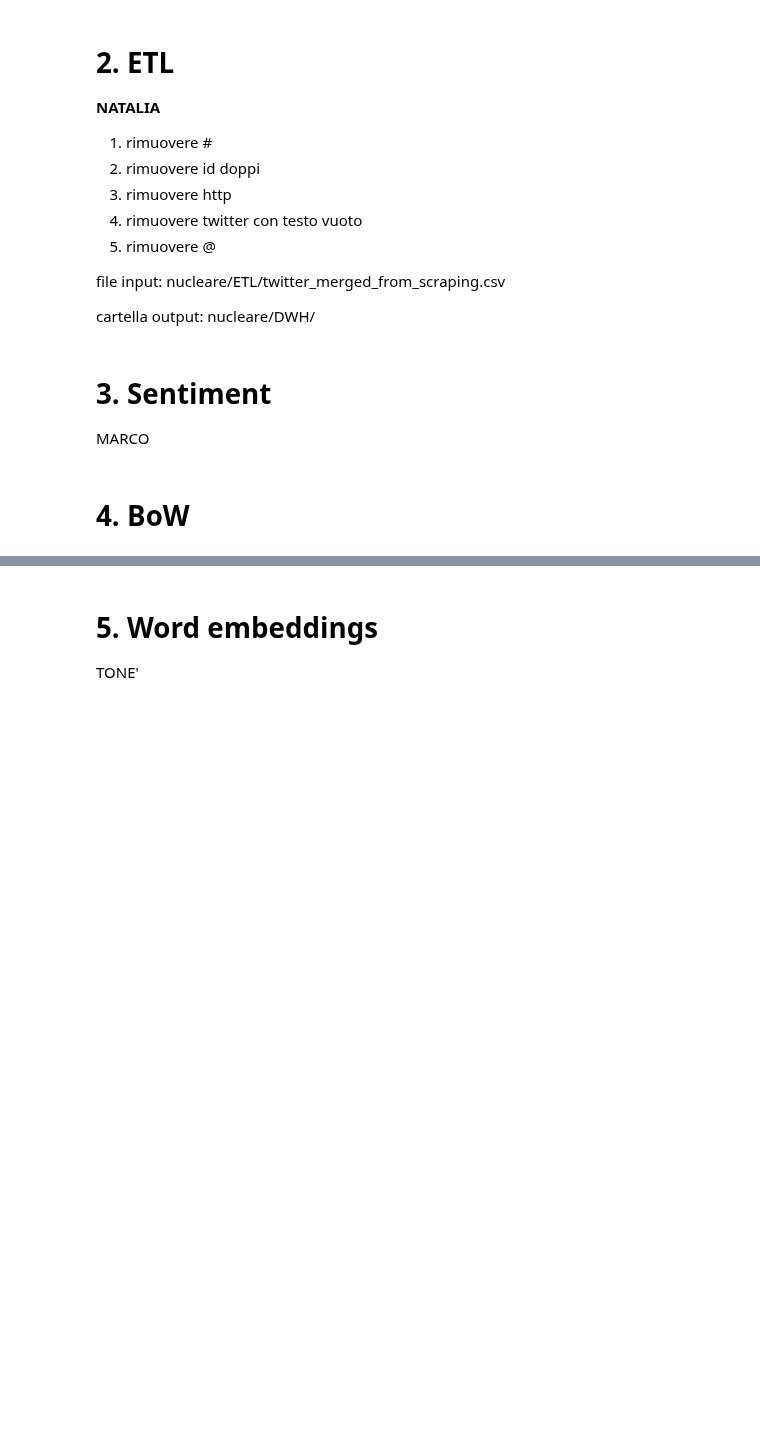
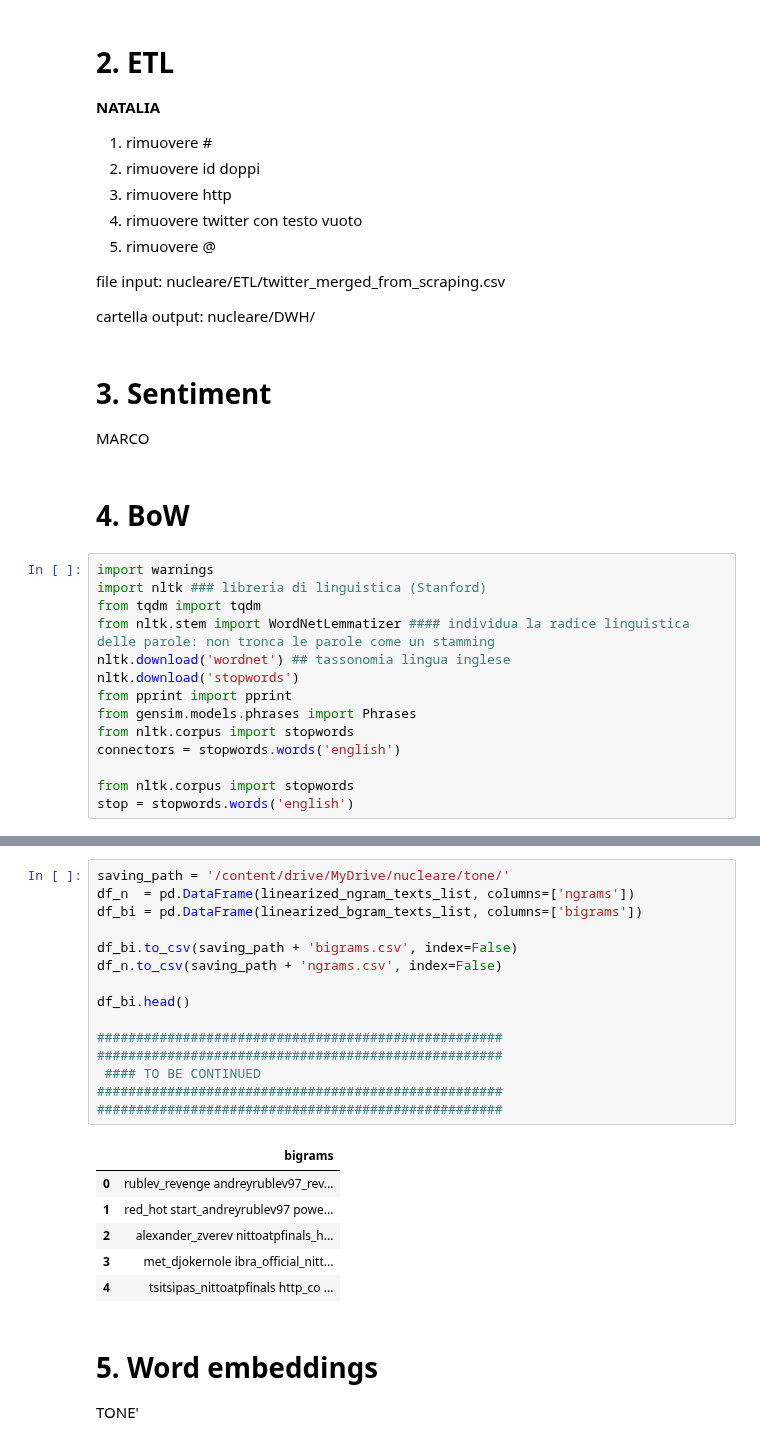
Before and after one commit to AScarcella3/TextMiningProject, a Jupyter notebook: main.ipynb, the cells around one changed output, grey strips where cells are left out. Saved outputs shown, nothing was run; the diff lists cells and outputs as text; blank space fills up the shorter version.

Commit message:
Aggiunto codice per BOW fino a ngrams- manca parte di previsione

```diff
--- a/main.ipynb
+++ b/main.ipynb
@@ -485,3 +485,17 @@ cartella output: nucleare/DWH/
 MARCO
 # %% [markdown]
 # 4. BoW
+# %%
+import warnings
+import nltk ### libreria di linguistica (Stanford)
+from tqdm import tqdm
+from nltk.stem import WordNetLemmatizer #### individua la radice linguistica delle parole: non tronca le parole come un stamming
+nltk.download('wordnet') ## tassonomia lingua inglese
+nltk.download('stopwords')
+from pprint import pprint
+from gensim.models.phrases import Phrases
+from nltk.corpus import stopwords
+connectors = stopwords.words('english')
+
+from nltk.corpus import stopwords
+stop = stopwords.words('english')
@@ -488,3 +564,25 @@ MARCO
+# %%
+saving_path = '/content/drive/MyDrive/nucleare/tone/'
+df_n  = pd.DataFrame(linearized_ngram_texts_list, columns=['ngrams'])
+df_bi = pd.DataFrame(linearized_bgram_texts_list, columns=['bigrams'])
+
+df_bi.to_csv(saving_path + 'bigrams.csv', index=False)
+df_n.to_csv(saving_path + 'ngrams.csv', index=False)
+
+df_bi.head()
+
+####################################################
+####################################################
+ #### TO BE CONTINUED
+####################################################
+####################################################
+# %% [output]
+|  | bigrams |
+| 0 | rublev_revenge andreyrublev97_rev... |
+| 1 | red_hot start_andreyrublev97 powe... |
+| 2 | alexander_zverev nittoatpfinals_h... |
+| 3 | met_djokernole ibra_official_nitt... |
+| 4 | tsitsipas_nittoatpfinals http_co ... |
 # %% [markdown]
 # 5. Word embeddings
 TONE'
```
Also changed, not shown: parts of 4 cells of this notebook.
